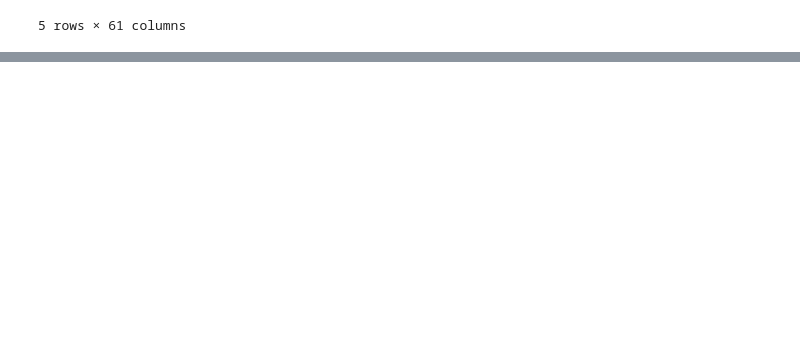
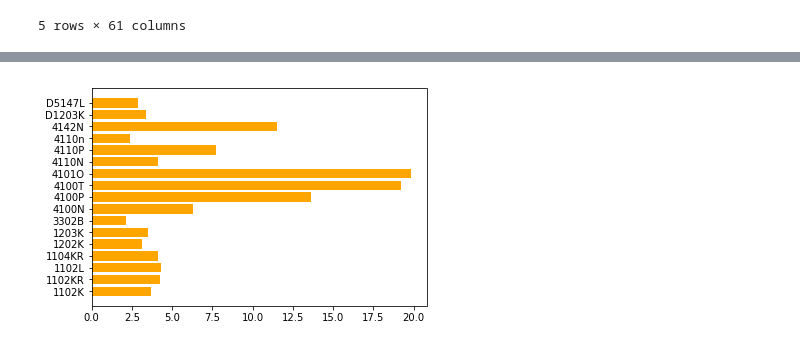
Before and after one commit to sanguis09/Capstone-project, a Jupyter notebook: src/Data Exploration.ipynb, the cells around one changed output, grey strips where cells are left out. Saved outputs shown, nothing was run; the diff lists cells and outputs as text; code cells hidden in the pictures; blank space fills up the shorter version.

```diff
--- a/src/Data Exploration.ipynb
+++ b/src/Data Exploration.ipynb
@@ -152,3 +153,10 @@ plt.show()
+# %%
+#MI mean value by different progrades
+Prograde_MI = tag_MI.groupby(['ProGrade']).mean() #check mean MI for each Prograde
+plt.barh(Prograde_MI.index, Prograde_MI['MI'], color = 'orange')
+plt.show()
+# %% [output]
+[figure, added]
 # %%
 #--------test modeling-----------
 
```
Also changed, not shown: parts of 23 cells of this notebook, 1 other file.
